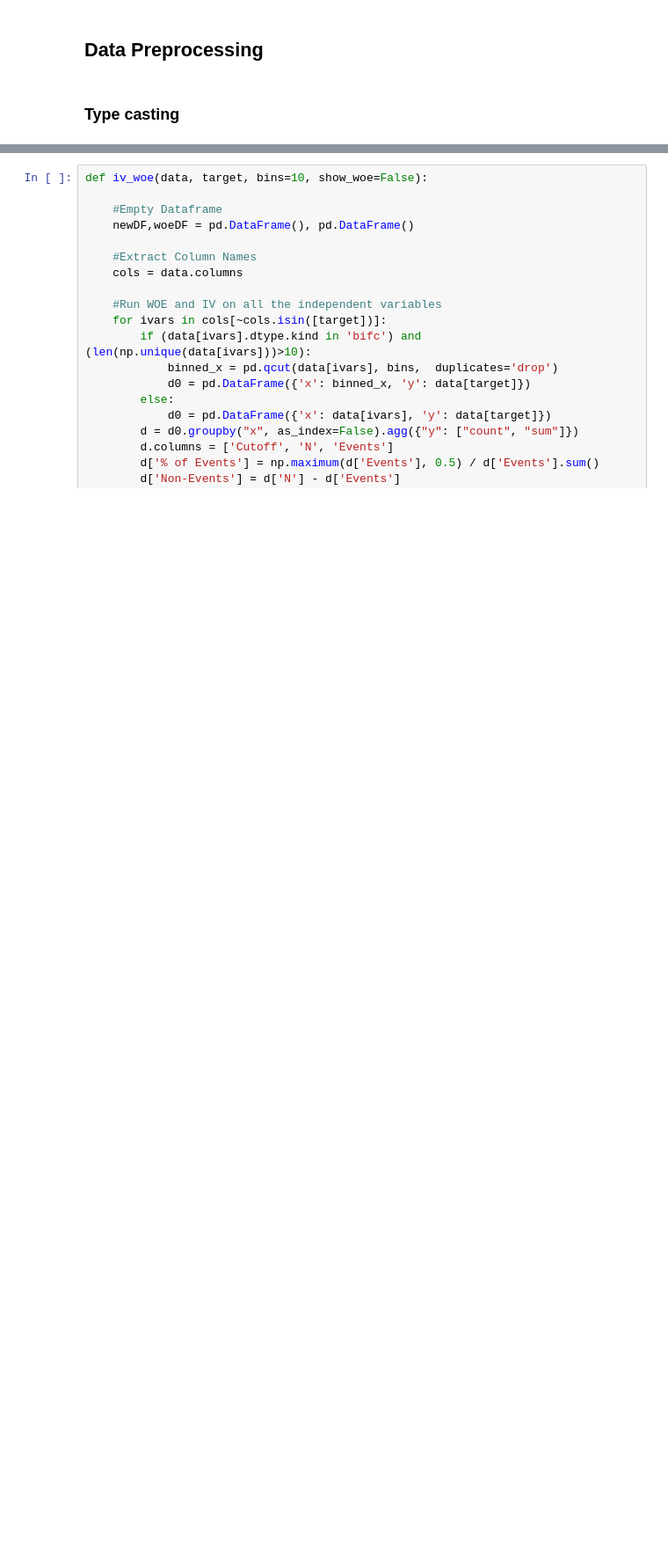
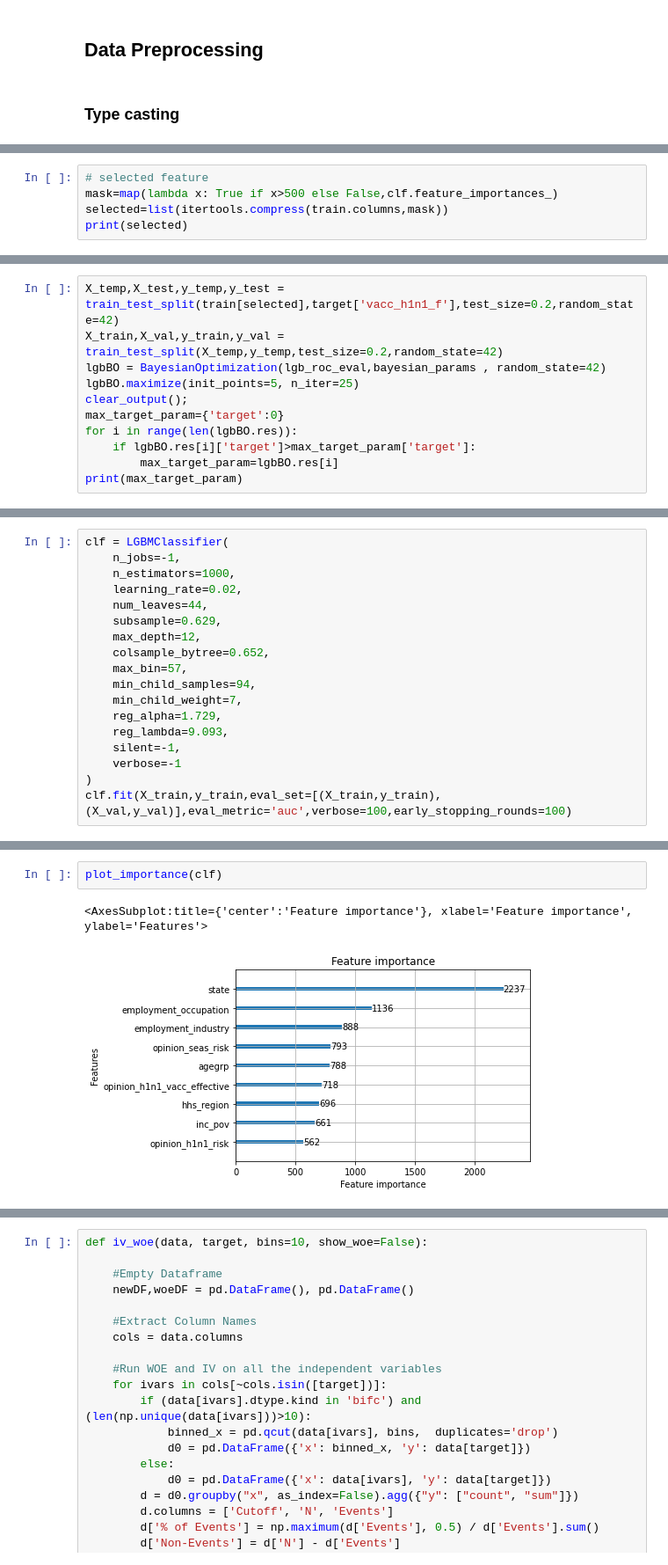
Before and after one commit to snaiws/kaggle, a Jupyter notebook: Prediction_of_H1N1_vaccination/Prediction_of_H1N1_vaccination.ipynb, the cells around one changed output, grey strips where cells are left out. Shown at 88% size. Cells and saved outputs as stored; diff of their text form; blank space fills up the shorter version.

```diff
--- a/Prediction_of_H1N1_vaccination/Prediction_of_H1N1_vaccination.ipynb
+++ b/Prediction_of_H1N1_vaccination/Prediction_of_H1N1_vaccination.ipynb
@@ -1581,0 +1675,5 @@ Information Value
+# %%
+# selected feature
+mask=map(lambda x: True if x>500 else False,clf.feature_importances_)
+selected=list(itertools.compress(train.columns,mask))
+print(selected)
@@ -1581,0 +1682,11 @@ Information Value
+# %%
+X_temp,X_test,y_temp,y_test = train_test_split(train[selected],target['vacc_h1n1_f'],test_size=0.2,random_state=42)
+X_train,X_val,y_train,y_val = train_test_split(X_temp,y_temp,test_size=0.2,random_state=42)
+lgbBO = BayesianOptimization(lgb_roc_eval,bayesian_params , random_state=42)
+lgbBO.maximize(init_points=5, n_iter=25)
+clear_output();
+max_target_param={'target':0}
+for i in range(len(lgbBO.res)):
+    if lgbBO.res[i]['target']>max_target_param['target']:
+        max_target_param=lgbBO.res[i]
+print(max_target_param)
@@ -1581,0 +1695,18 @@ Information Value
+# %%
+clf = LGBMClassifier(
+    n_jobs=-1,
+    n_estimators=1000,
+    learning_rate=0.02,
+    num_leaves=44,
+    subsample=0.629,
+    max_depth=12,
+    colsample_bytree=0.652,
+    max_bin=57,
+    min_child_samples=94,
+    min_child_weight=7,
+    reg_alpha=1.729,
+    reg_lambda=9.093,
+    silent=-1,
+    verbose=-1
+)
+clf.fit(X_train,y_train,eval_set=[(X_train,y_train),(X_val,y_val)],eval_metric='auc',verbose=100,early_stopping_rounds=100)
@@ -1581,0 +1720,5 @@ Information Value
+# %%
+plot_importance(clf)
+# %% [output]
+<AxesSubplot:title={'center':'Feature importance'}, xlabel='Feature importance', ylabel='Features'>
+[figure, added]
```
Also changed, not shown: parts of 45 cells of this notebook.
